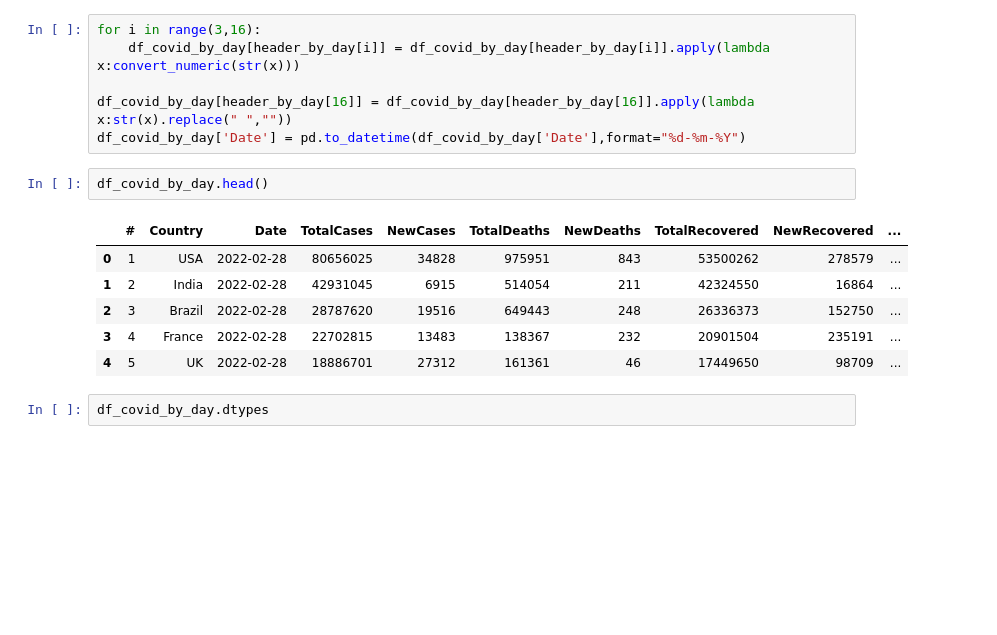
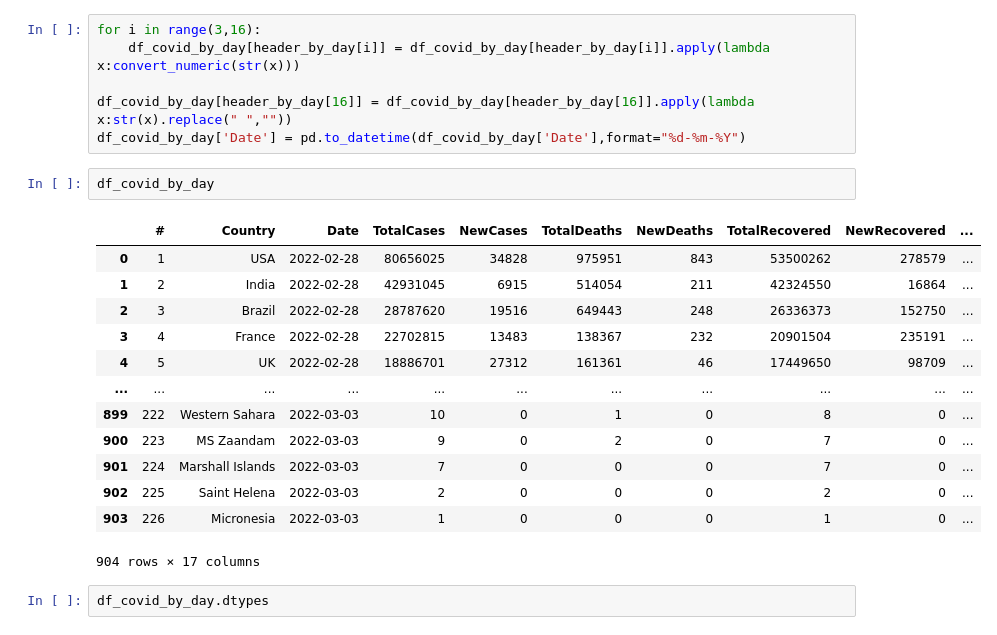
Before and after one commit to 19127592/Corona-Analysis, a Jupyter notebook: main.ipynb, the cells around one changed output. Drawn from its saved outputs; the diff is of its cells as text; blank space fills up the shorter version.

```diff
--- a/main.ipynb
+++ b/main.ipynb
@@ -139,14 +139,21 @@ for i in range(3,16):
 df_covid_by_day[header_by_day[16]] = df_covid_by_day[header_by_day[16]].apply(lambda x:str(x).replace(" ",""))
 df_covid_by_day['Date'] = pd.to_datetime(df_covid_by_day['Date'],format="%d-%m-%Y")
 # %%
-df_covid_by_day.head()
+df_covid_by_day
 # %% [output]
 |  | # | Country | Date | TotalCases | NewCases | TotalDeaths | NewDeaths | TotalRecovered | NewRecovered | ... |
 | 0 | 1 | USA | 2022-02-28 | 80656025 | 34828 | 975951 | 843 | 53500262 | 278579 | ... |
 | 1 | 2 | India | 2022-02-28 | 42931045 | 6915 | 514054 | 211 | 42324550 | 16864 | ... |
 | 2 | 3 | Brazil | 2022-02-28 | 28787620 | 19516 | 649443 | 248 | 26336373 | 152750 | ... |
 | 3 | 4 | France | 2022-02-28 | 22702815 | 13483 | 138367 | 232 | 20901504 | 235191 | ... |
 | 4 | 5 | UK | 2022-02-28 | 18886701 | 27312 | 161361 | 46 | 17449650 | 98709 | ... |
+| ... | ... | ... | ... | ... | ... | ... | ... | ... | ... | ... |
+| 899 | 222 | Western Sahara | 2022-03-03 | 10 | 0 | 1 | 0 | 8 | 0 | ... |
+| 900 | 223 | MS Zaandam | 2022-03-03 | 9 | 0 | 2 | 0 | 7 | 0 | ... |
+| 901 | 224 | Marshall Islands | 2022-03-03 | 7 | 0 | 0 | 0 | 7 | 0 | ... |
+| 902 | 225 | Saint Helena | 2022-03-03 | 2 | 0 | 0 | 0 | 2 | 0 | ... |
+| 903 | 226 | Micronesia | 2022-03-03 | 1 | 0 | 0 | 0 | 1 | 0 | ... |
+904 rows × 17 columns
 # %%
 df_covid_by_day.dtypes
 # %% [output]
```
Also changed, not shown: parts of 3 cells of this notebook, 2 other files.
